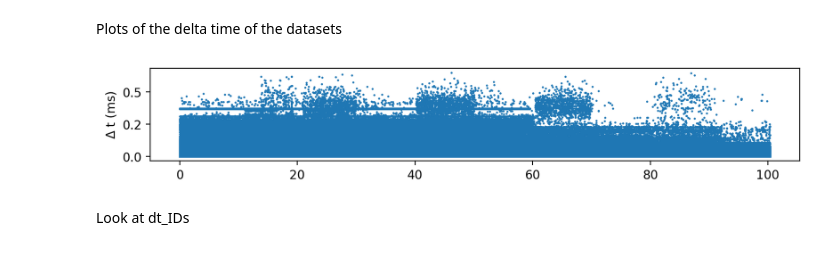
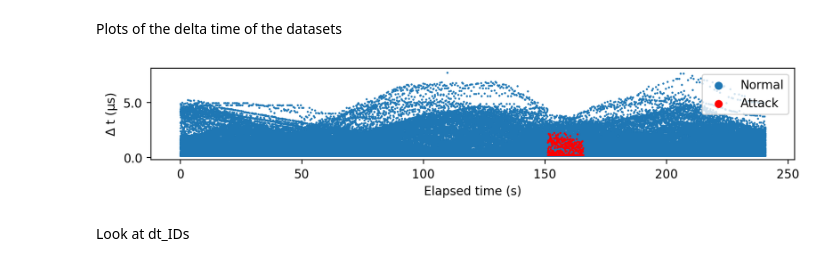
Before and after one commit to hampu5/ml-classify, a Jupyter notebook: ml_classify/main-notebook.ipynb, the cells around one changed output. Saved outputs shown, nothing was run; the diff lists cells and outputs as text; code cells hidden in the pictures.

Commit message:
All the plots, and added and made Hisingen

```diff
--- a/ml_classify/main-notebook.ipynb
+++ b/ml_classify/main-notebook.ipynb
@@ -43,13 +43,13 @@ datasets = {}
 # dataset["remarks"] = "No DLC available"
 # datasets["ROAD"] = dataset.to_dict("records")
 
-dataset: pd.DataFrame = load_dataset(PATH + "/Survival", "data.csv")
+# dataset: pd.DataFrame = load_dataset(PATH + "/Survival", "data.csv")
+# dataset["remarks"] = "-"
+# datasets["Survival"] = dataset.to_dict("records")
+
+dataset: pd.DataFrame = load_dataset(PATH + "/Hisingen", "data.csv")
 dataset["remarks"] = "-"
-datasets["Survival"] = dataset.to_dict("records")
-
-# dataset: pd.DataFrame = load_dataset(PATH + "/Hisingen", "data.csv")
-# dataset["remarks"] = "-"
-# datasets["Hisingen"] = dataset.to_dict("records")
+datasets["Hisingen"] = dataset.to_dict("records")
 
 
 df = compile_dataset(datasets)
@@ -57,5 +57,6 @@ df = compile_dataset(datasets)
 dataset = None # Release memory, as it isn't used for now
 datasets = None
 
-display(df)
+display(df[df["Label"] == 1][["dt", "ID", "d0", "d1", "d2", "d3", "d4", "d5", "d6", "d7"]])
+print(df["dt"].mean())
 # %% [output]
@@ -77,38 +80,38 @@ Plots of the delta time of the datasets
 # %%
 from matplotlib.ticker import StrMethodFormatter
 
 # df["dt"] *= 1000
 # df["t"] -= 6e7
 # df = df.sample(frac=0.3, random_state=0)
 
 
-normal = df.loc[(df["Label"] == 0), "dcs"]
+normal = df.loc[(df["Label"] == 0), "dt"]
 normal_t = df.loc[(df["Label"] == 0), "t"]
-attack = df.loc[(df["Label"] == 1), "dcs"]
+attack = df.loc[(df["Label"] == 1), "dt"]
 attack_t = df.loc[(df["Label"] == 1), "t"]
 # print(len(attack))
 
 # normal = df.loc[(df["name"] == "Malfunction_dataset_SONATA") & (df["Label"] == 0), "dcs"]
 # normal_t = df.loc[(df["name"] == "Malfunction_dataset_SONATA") & (df["Label"] == 0), "t"]
 # attack = df.loc[(df["name"] == "Malfunction_dataset_SONATA") & (df["Label"] == 1), "dcs"]
 # attack_t = df.loc[(df["name"] == "Malfunction_dataset_SONATA") & (df["Label"] == 1), "t"]
 plt.figure(figsize=(9.6, 1.4), dpi=200)
 plt.gca().yaxis.set_major_formatter(StrMethodFormatter('{x:,.1f}'))
-plt.scatter(x=normal_t, y=normal, s=0.5, label="Normal")
-# plt.scatter(x=attack_t, y=attack, s=0.5, c="red", label="Attack")
+plt.scatter(x=normal_t, y=normal*1000, s=0.5, label="Normal")
+plt.scatter(x=attack_t, y=attack*1000, s=0.5, c="red", label="Attack")
 
 # plt.ylim(0, 10)
 
-# plt.xlabel("Elapsed time (s)")
-plt.ylabel("$\Delta$ t (ms)")
-# plt.legend(markerscale=8, loc="upper right")
+plt.xlabel("Elapsed time (s)")
+plt.ylabel("$\Delta$ t (µs)")
+plt.legend(markerscale=8, loc="upper right")
 # plt.title("Chevrolet Spark")
 
 plt.show()
 
 # plt.savefig("ROAD_correlated_signal_attack_1_dt.png")
 # %% [output]
-[figure, old version]
+[figure, new version]
 # %% [markdown]
 Look at dt_IDs
 # %%
```
Also changed, not shown: parts of 1 cell of this notebook, 4 other files.
